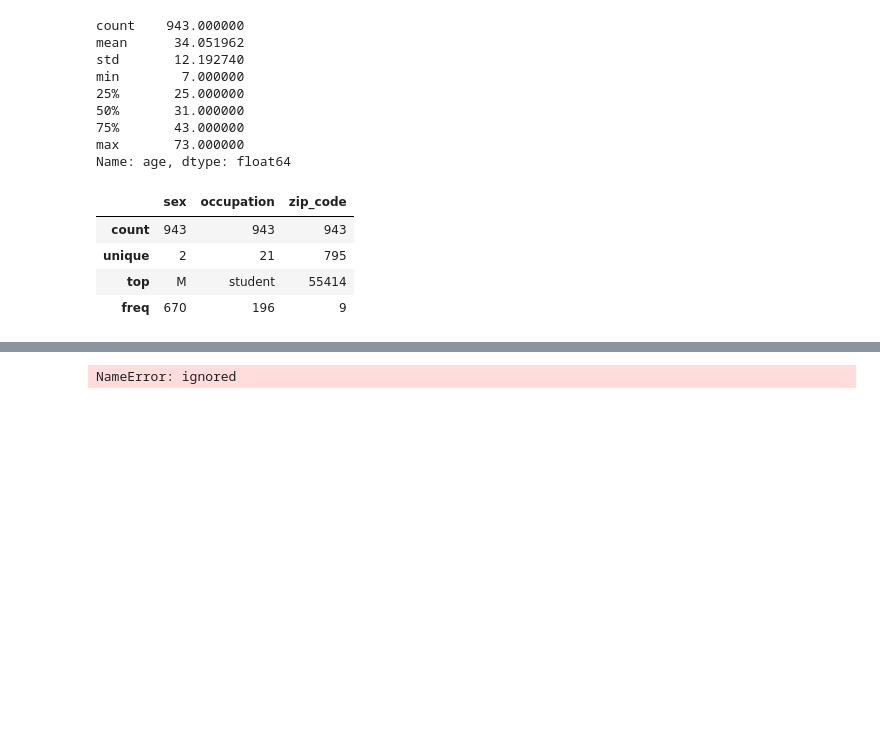
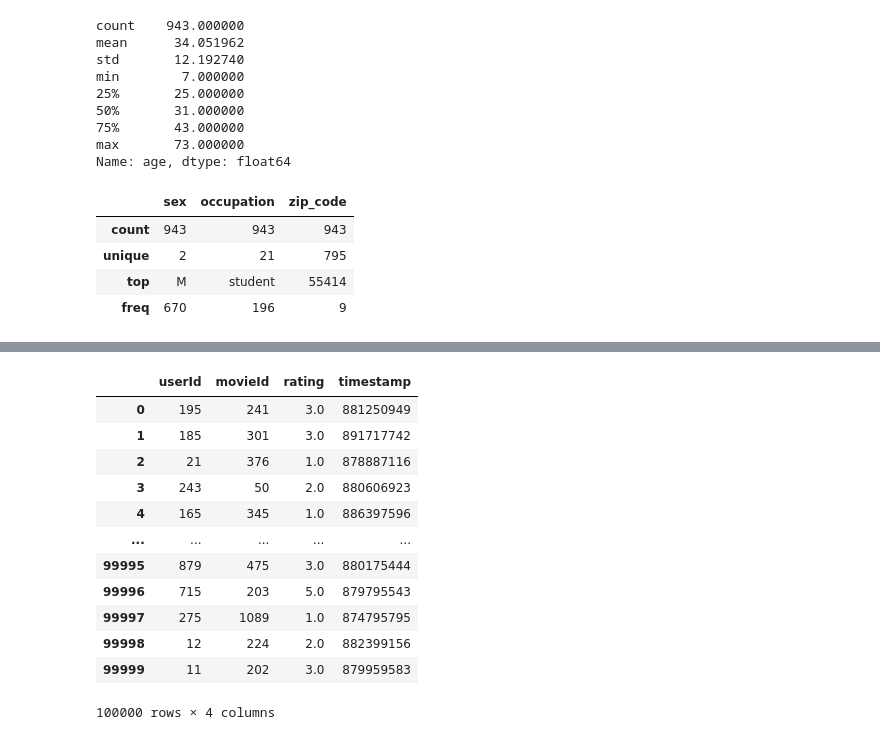
Before and after one commit to EeYeoKeat/Recommendation-System-Algorithms-in-Python, a Jupyter notebook: Movies_Recommendation/Visualize_MovieLens100k_Dataset.ipynb, the cells around one changed output, grey strips where cells are left out. Cells and saved outputs as stored; diff of their text form; code cells hidden in the pictures; blank space fills up the shorter version.

```diff
--- a/Movies_Recommendation/Visualize_MovieLens100k_Dataset.ipynb
+++ b/Movies_Recommendation/Visualize_MovieLens100k_Dataset.ipynb
@@ -252,4 +282,19 @@ def flatten_cols(df):
-# %%
-mask(df)
-# %% [output]
-NameError: ignored
+# %%
+u_data["movieId"] = u_data["movieId"].apply(lambda x: str(x-1))
+u_data["userId"] = u_data["userId"].apply(lambda x: str(x-1))
+u_data["rating"] = u_data["rating"].apply(lambda x: float(x))
+u_data
+# %% [output]
+|  | userId | movieId | rating | timestamp |
+| 0 | 195 | 241 | 3.0 | 881250949 |
+| 1 | 185 | 301 | 3.0 | 891717742 |
+| 2 | 21 | 376 | 1.0 | 878887116 |
+| 3 | 243 | 50 | 2.0 | 880606923 |
+| 4 | 165 | 345 | 1.0 | 886397596 |
+| ... | ... | ... | ... | ... |
+| 99995 | 879 | 475 | 3.0 | 880175444 |
+| 99996 | 715 | 203 | 5.0 | 879795543 |
+| 99997 | 275 | 1089 | 1.0 | 874795795 |
+| 99998 | 12 | 224 | 2.0 | 882399156 |
+| 99999 | 11 | 202 | 3.0 | 879959583 |
+100000 rows × 4 columns
```
Also changed, not shown: parts of 12 cells of this notebook.
